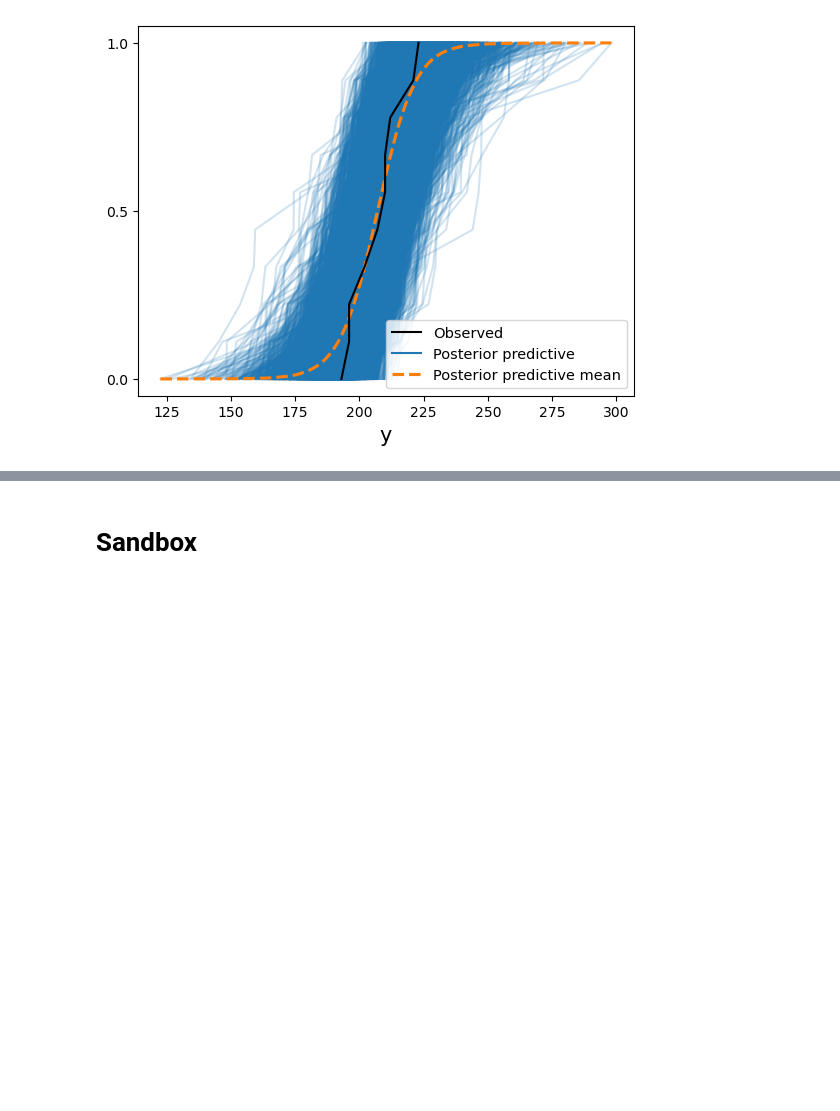
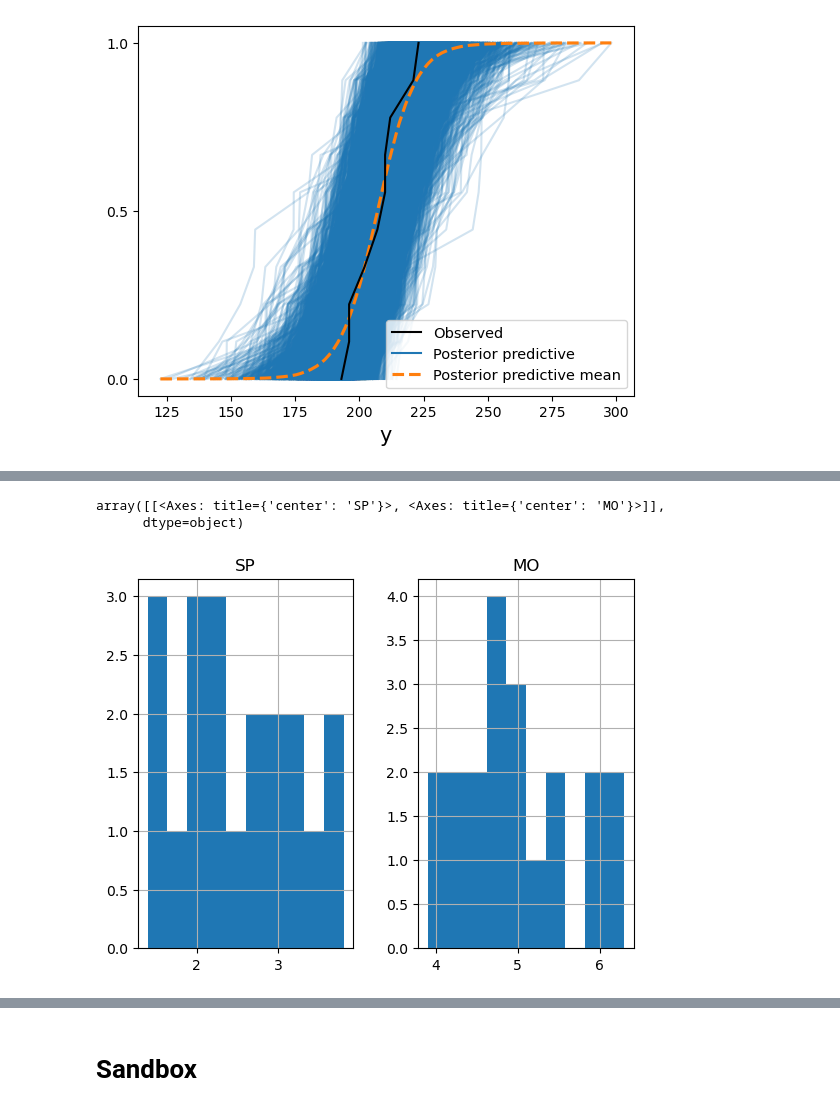
Before and after one commit to romanAVJ/glm-mds, a Jupyter notebook: exam/src/glm_roman_exam.ipynb, the cells around one changed output, grey strips where cells are left out. Cells and saved outputs as stored; diff of their text form; code cells hidden in the pictures; blank space fills up the shorter version.

```diff
--- a/exam/src/glm_roman_exam.ipynb
+++ b/exam/src/glm_roman_exam.ipynb
@@ -668,0 +674,5 @@ az.plot_ppc(
+# %%
+## Step 1: Load Data from txt file with tab delimiter
+# load data
+df_sp_moodys = pd.read_csv("../data/calificaciones.txt", delimiter="\s+")
+df_sp_moodys.info()
@@ -668,0 +689,7 @@ az.plot_ppc(
+# %%
+## Step 2: Look at the data
+df_sp_moodys.hist()
+# %% [output]
+array([[<Axes: title={'center': 'SP'}>, <Axes: title={'center': 'MO'}>]],
+      dtype=object)
+[figure, added]
```
Also changed, not shown: parts of 18 cells of this notebook, 1 other file.
